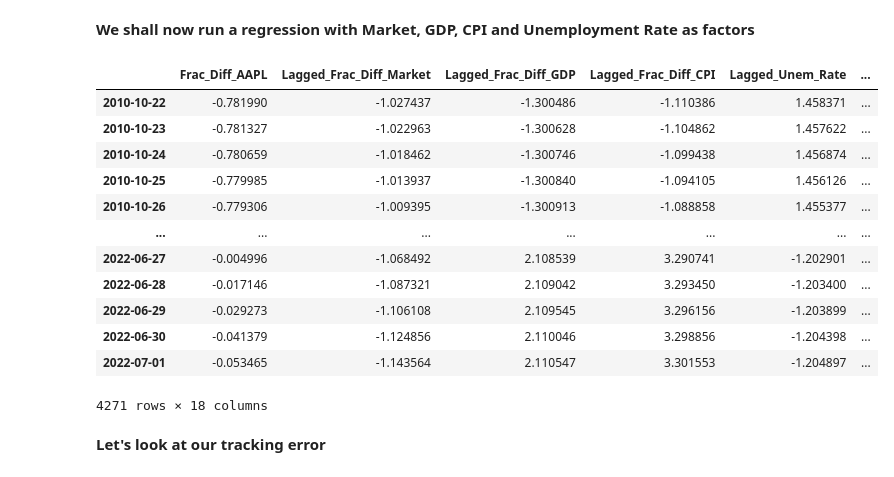
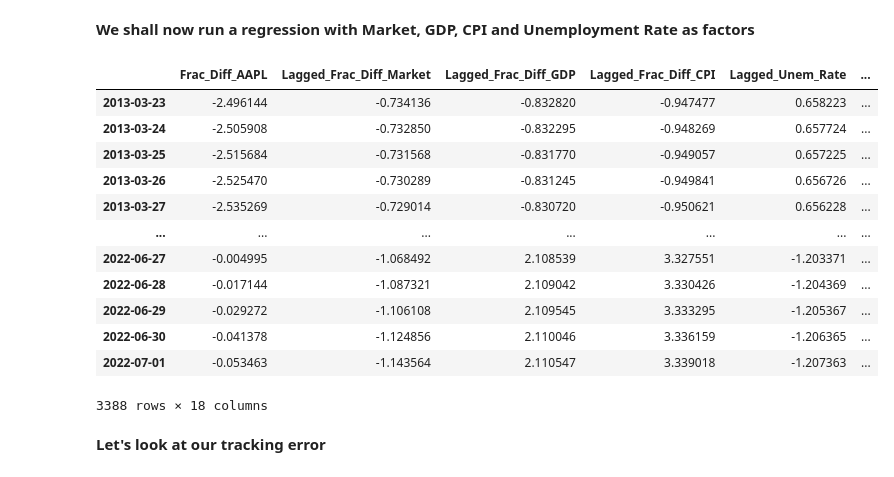
Before and after one commit to WilliamClintC/BetaMaker, a Jupyter notebook: Main.ipynb, the cells around one changed output. Cells and saved outputs as stored; diff of their text form; code cells hidden in the pictures.

```diff
--- a/Main.ipynb
+++ b/Main.ipynb
@@ -354,60 +354,72 @@ import statsmodels.api as sm
 # List of columns to regress against Frac_Diff_AAPL
 columns_to_regress = ['Lagged_Frac_Diff_Market','Lagged_Frac_Diff_GDP','Lagged_Frac_Diff_CPI','Lagged_Unem_Rate']
 
-for x in range(0, len(merged_data)-3):
+LookBack_Window=96
+for x in range(0, len(merged_data)-LookBack_Window-1):
     # Define the independent variables (X) and dependent variable (y)
-    X = merged_data[['Lagged_Frac_Diff_Market','Lagged_Frac_Diff_GDP','Lagged_Frac_Diff_CPI','Lagged_Unem_Rate']][:x+2]
-    y = merged_data['Frac_Diff_AAPL'][:x+2]
+    X = merged_data[['Lagged_Frac_Diff_Market','Lagged_Frac_Diff_GDP','Lagged_Frac_Diff_CPI','Lagged_Unem_Rate']][x:x+LookBack_Window]
+    y = merged_data['Frac_Diff_AAPL'][x:x+LookBack_Window]
 
     # Add a constant term to the independent variables
     X = sm.add_constant(X)
 
     # Fit the linear regression model
     model = sm.OLS(y, X)
     results = model.fit()
 
     # Get the coefficients
     coefficients = results.params
+    # Get the coefficients
+    merged_data.loc[merged_data.index[x+1+LookBack_Window], 'Alpha'] = results.params[0]
+    merged_data.loc[merged_data.index[x+1+LookBack_Window], 'Beta_Market'] = results.params[1]
+    merged_data.loc[merged_data.index[x+1+LookBack_Window], 'Beta_GDP'] = results.params[2]
+    merged_data.loc[merged_data.index[x+1+LookBack_Window], 'Beta_CPI'] = results.params[3]
+    merged_data.loc[merged_data.index[x+1+LookBack_Window], 'Beta_UnemRate'] = results.params[4]
+    merged_data.loc[merged_data.index[x+1+LookBack_Window], 'R_squared'] = results.rsquared
+    merged_data.loc[merged_data.index[x+1+LookBack_Window], 'p_value_Alpha'] = results.pvalues[0]
+    merged_data.loc[merged_data.index[x+1+LookBack_Window], 'p_value_Market'] = results.pvalues[1]
+    merged_data.loc[merged_data.index[x+1+LookBack_Window], 'p_value_GDP'] = results.pvalues[2]
+    merged_data.loc[merged_data.index[x+1+LookBack_Window], 'p_value_CPI'] = results.pvalues[3]
+    merged_data.loc[merged_data.index[x+1+LookBack_Window], 'p_value_UnemRate'] = results.pvalues[4]
+    #merged_data.loc[merged_data.index[x+1+2], 'p_value_CPI'] = results.pvalues[3]
+    #merged_data.loc[merged_data.index[x+1+2], 'p_value_UnemRate'] = results.pvalues[4]
 
-    # Get the coefficients
-    merged_data.loc[merged_data.index[x+1+2], 'Alpha'] = results.params[0]
-    merged_data.loc[merged_data.index[x+1+2], 'Beta_Market'] = results.params[1]
-    merged_data.loc[merged_data.index[x+1+2], 'Beta_GDP'] = results.params[2]
-    merged_data.loc[merged_data.index[x+1+2], 'Beta_CPI'] = results.params[3]
-    merged_data.loc[merged_data.index[x+1+2], 'Beta_UnemRate'] = results.params[4]
-    merged_data.loc[merged_data.index[x+1+2], 'R_squared'] = results.rsquared
-    merged_data.loc[merged_data.index[x+1+2], 'p_value_Alpha'] = results.pvalues[0]
-    merged_data.loc[merged_data.index[x+1+2], 'p_value_Market'] = results.pvalues[1]
-    merged_data.loc[merged_data.index[x+1+2], 'p_value_GDP'] = results.pvalues[2]
-    merged_data.loc[merged_data.index[x+1+2], 'p_value_CPI'] = results.pvalues[3]
-    merged_data.loc[merged_data.index[x+1+2], 'p_value_UnemRate'] = results.pvalues[4]
+    #print(len(results.params))
+    #print(len(results.pvalues))
+
+#for x in range(0, len(merged_data)-3):
+    # Define the independent variables (X) and dependent variable (y)
+    #X = merged_data[['Lagged_Frac_Diff_Market','Lagged_Frac_Diff_GDP','Lagged_Frac_Diff_CPI','Lagged_Unem_Rate']][:x+2]
+    #y = merged_data['Frac_Diff_AAPL'][:x+2]
+
+
 
 
 
 
 merged_data["Expected_Return"] = merged_data.filter(like="Beta").sum(axis=1)
 merged_data["Tracking_Error"] = merged_data["Expected_Return"] - merged_data["Frac_Diff_AAPL"]
 # Find the first non-zero and non-NaN index in the "p_value_alpha" column
 first_non_zero_index = merged_data['p_value_Alpha'].ne(0).idxmax()
 # Remove the rows before the first non-zero and non-NaN index
 merged_data = merged_data.loc[first_non_zero_index:]
 #drop the first row
 merged_data = merged_data.iloc[1:]
 merged_data
 # %% [output]
 |  | Frac_Diff_AAPL | Lagged_Frac_Diff_Market | Lagged_Frac_Diff_GDP | Lagged_Frac_Diff_CPI | Lagged_Unem_Rate | ... |
-| 2010-10-22 | -0.781990 | -1.027437 | -1.300486 | -1.110386 | 1.458371 | ... |
-| 2010-10-23 | -0.781327 | -1.022963 | -1.300628 | -1.104862 | 1.457622 | ... |
-| 2010-10-24 | -0.780659 | -1.018462 | -1.300746 | -1.099438 | 1.456874 | ... |
-| 2010-10-25 | -0.779985 | -1.013937 | -1.300840 | -1.094105 | 1.456126 | ... |
-| 2010-10-26 | -0.779306 | -1.009395 | -1.300913 | -1.088858 | 1.455377 | ... |
+| 2013-03-23 | -2.496144 | -0.734136 | -0.832820 | -0.947477 | 0.658223 | ... |
+| 2013-03-24 | -2.505908 | -0.732850 | -0.832295 | -0.948269 | 0.657724 | ... |
+| 2013-03-25 | -2.515684 | -0.731568 | -0.831770 | -0.949057 | 0.657225 | ... |
+| 2013-03-26 | -2.525470 | -0.730289 | -0.831245 | -0.949841 | 0.656726 | ... |
+| 2013-03-27 | -2.535269 | -0.729014 | -0.830720 | -0.950621 | 0.656228 | ... |
 | ... | ... | ... | ... | ... | ... | ... |
-| 2022-06-27 | -0.004996 | -1.068492 | 2.108539 | 3.290741 | -1.202901 | ... |
-| 2022-06-28 | -0.017146 | -1.087321 | 2.109042 | 3.293450 | -1.203400 | ... |
-| 2022-06-29 | -0.029273 | -1.106108 | 2.109545 | 3.296156 | -1.203899 | ... |
-| 2022-06-30 | -0.041379 | -1.124856 | 2.110046 | 3.298856 | -1.204398 | ... |
-| 2022-07-01 | -0.053465 | -1.143564 | 2.110547 | 3.301553 | -1.204897 | ... |
+| 2022-06-27 | -0.004995 | -1.068492 | 2.108539 | 3.327551 | -1.203371 | ... |
+| 2022-06-28 | -0.017144 | -1.087321 | 2.109042 | 3.330426 | -1.204369 | ... |
+| 2022-06-29 | -0.029272 | -1.106108 | 2.109545 | 3.333295 | -1.205367 | ... |
+| 2022-06-30 | -0.041378 | -1.124856 | 2.110046 | 3.336159 | -1.206365 | ... |
+| 2022-07-01 | -0.053463 | -1.143564 | 2.110547 | 3.339018 | -1.207363 | ... |
-4271 rows × 18 columns
+3388 rows × 18 columns
 # %% [markdown]
 **Let's look at our tracking error**
 # %%
```
Also changed, not shown: parts of 9 cells of this notebook.
